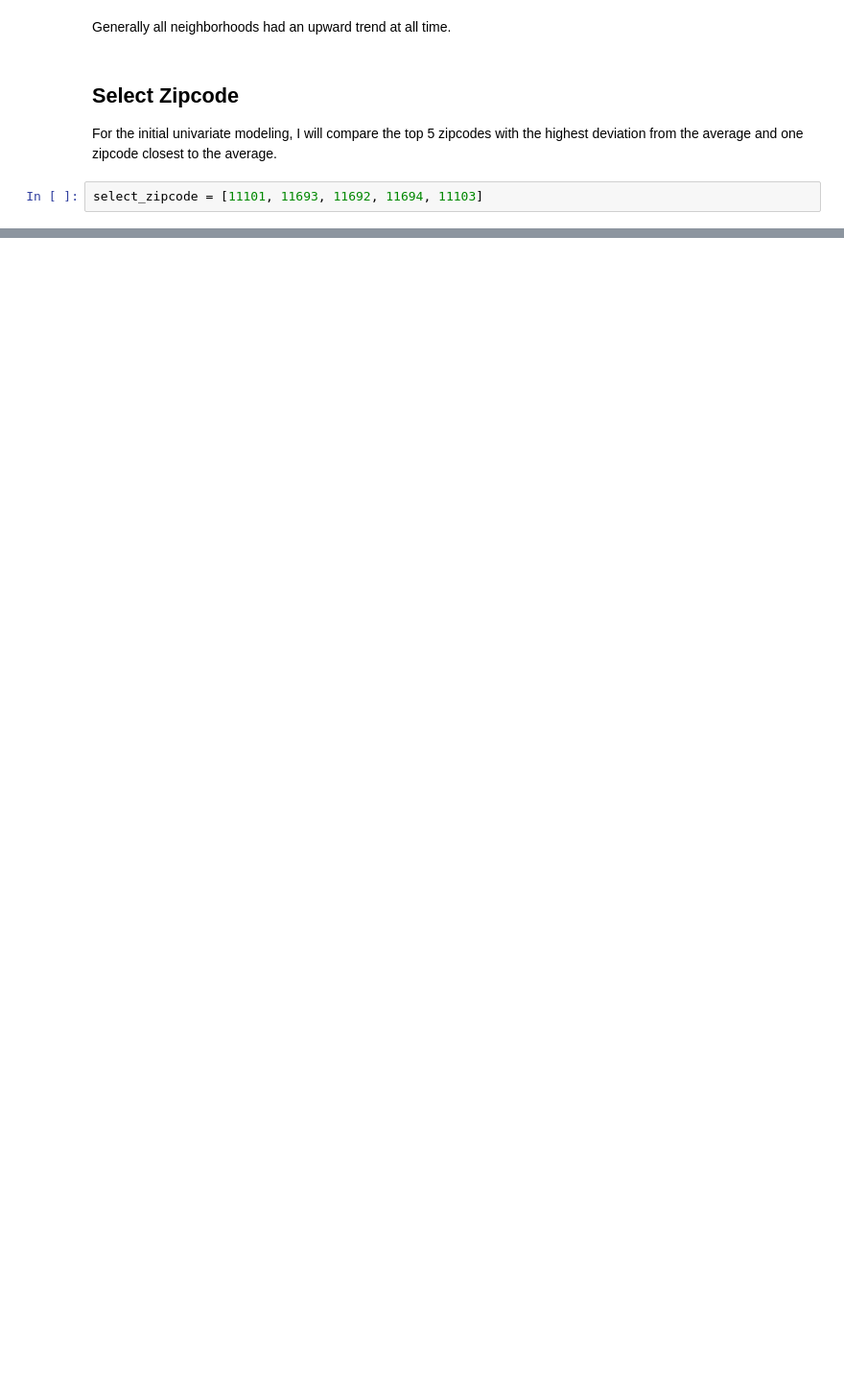
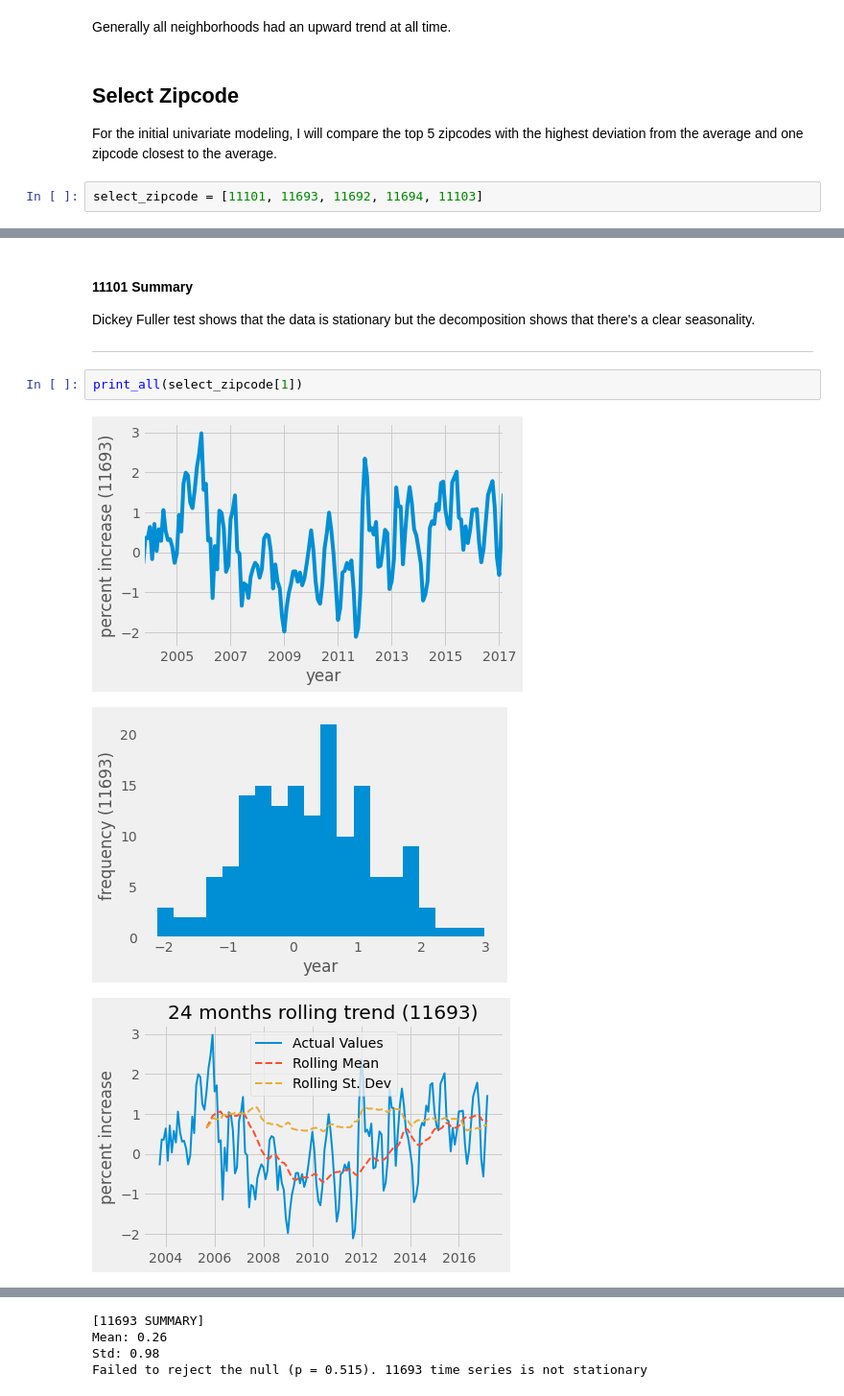
Before and after one commit to stereopickle/real_estate_prediction, a Jupyter notebook: 010.Exploratory_Data_Analysis.ipynb, the cells around one changed output, grey strips where cells are left out. Shown at 96% size. Saved outputs shown, nothing was run; the diff lists cells and outputs as text; blank space fills up the shorter version.

```diff
--- a/010.Exploratory_Data_Analysis.ipynb
+++ b/010.Exploratory_Data_Analysis.ipynb
@@ -175,0 +155,11 @@ Null Rejected (p = 0.0396). This series is stationary
+# %% [markdown]
+#### 11101 Summary
+Dickey Fuller test shows that the data is stationary but the decomposition shows that there's a clear seasonality.
+
+---
+# %%
+print_all(select_zipcode[1])
+# %% [output]
+[figure, added]
+[figure, added]
+[figure, added]
@@ -175,0 +167,4 @@ Null Rejected (p = 0.0396). This series is stationary
+[11693 SUMMARY]
+Mean: 0.26
+Std: 0.98
+Failed to reject the null (p = 0.515). 11693 time series is not stationary
```
Also changed, not shown: parts of 24 cells of this notebook.
